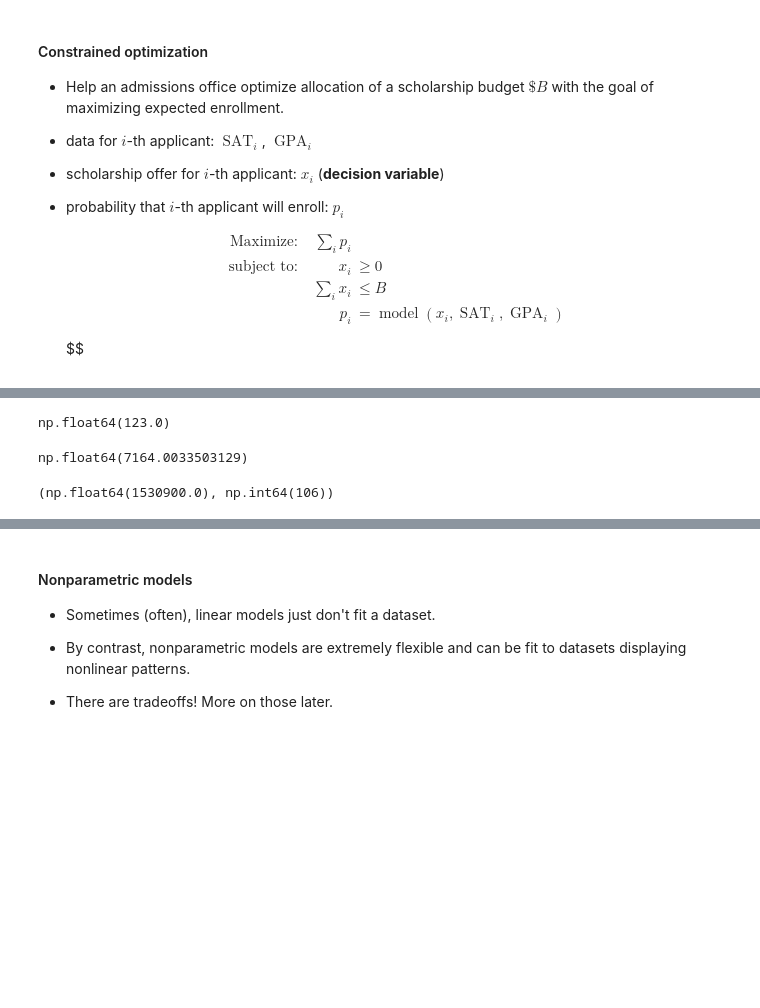
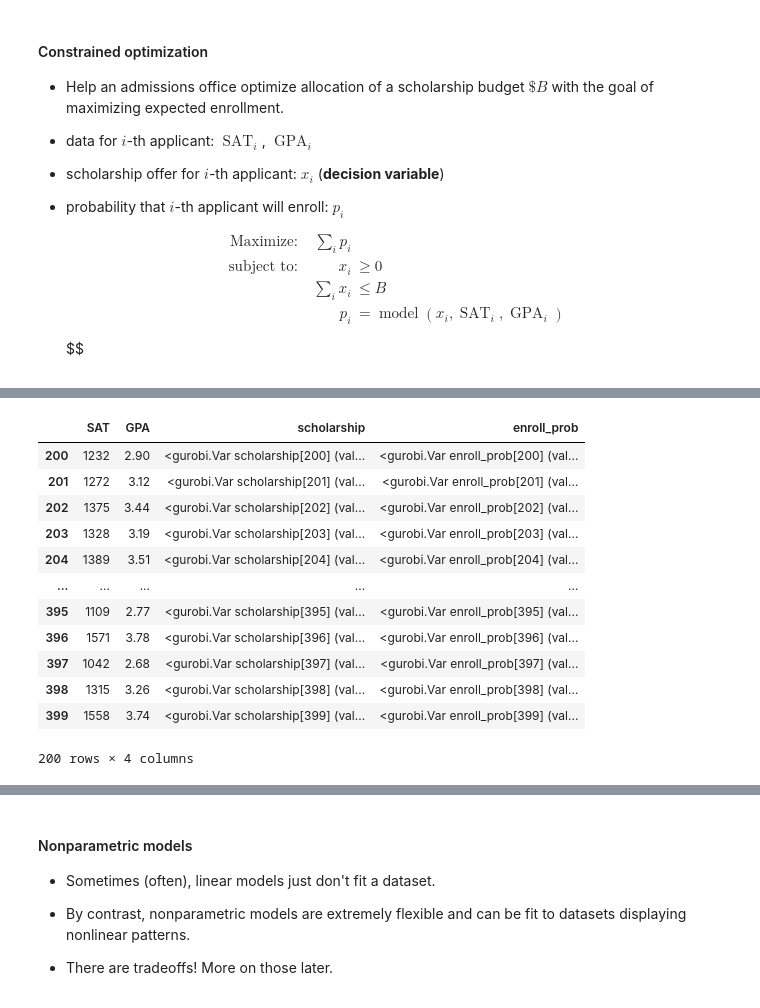
Before and after one commit to mgreenbe/DATA607S2025, a Jupyter notebook: lecture01.ipynb, the cells around one changed output, grey strips where cells are left out. Cells and saved outputs as stored; diff of their text form; code cells hidden in the pictures; blank space fills up the shorter version.

```diff
--- a/lecture01.ipynb
+++ b/lecture01.ipynb
@@ -306,37 +303,36 @@ accuracy_score(y_train, pred_model.predict(X_train))
 # %%
 import gurobipy as gp
-import gurobipy_pandas as gppd
-from gurobi_ml import add_predictor_constr
+from gurobi_ml.sklearn.logistic_regression import add_logistic_regression_constr
 
+import gurobipy_pandas  # patches DataFrame and Series with .gppd accessors
 
+# prepare applicant pool dataset
 df_test = df.iloc[200:400].copy()
-scholarship = df_test.pop("scholarship")
-did_enroll = df_test.pop("did_enroll")
+scholarship_test = df_test.pop("scholarship")
 
-B = scholarship.sum() / 5
-print(f"B = {int(B)}")
+# set budget
+B = scholarship_test.sum() / 5
 
-
+# initialize optimization model
 opt_model = gp.Model(name="admissions")
 opt_model.setAttr("ModelSense", gp.GRB.MAXIMIZE)
 
-x = opt_model.addVars(
-    200,
-    name="scholarship",
-)  # decision variable, scholarship amount
-p = opt_model.addVars(200, name="p", ub=1.0, obj=1.0)  # probability of enrollment
+# variables for optimization problem
+variables = df_test[["SAT", "GPA"]].gppd.add_vars(
+    opt_model, name="scholarship", lb=0, ub=25000
+)
+variables = variables.gppd.add_vars(opt_model, name="enroll_prob", lb=0, ub=1, obj=1)
 
-df_test["scholarship"] = x.values()
-df_test["p"] = p.values()
-
-budget = opt_model.addConstr(df_test["scholarship"].sum() <= B, name="budget")
-pred_constr = add_predictor_constr(
+# constraints for optimization model
+budget = opt_model.addConstr(variables["scholarship"].sum() <= B, name="budget")
+pred_constr = add_logistic_regression_constr(
     opt_model,
     pred_model,
-    input_vars=df_test[["SAT", "GPA", "scholarship"]],
-    output_vars=df_test["p"],
+    input_vars=variables[["SAT", "GPA", "scholarship"]],
+    output_vars=variables["enroll_prob"],
+    output_type="probability_1",  # output_vars are the probabilities of enrollment (class label 1), not the class labels themselves
 )
 
-opt_model.update()
+# compute optimal allocation
 opt_model.optimize()
 # %% [output]
@@ -360,15 +356,16 @@ Best objective 1.230000000000e+02, best bound 1.230000000000e+02, gap 0.0000%
-# %%
-offers = df_test["scholarship"].apply(lambda variable: variable.x)
-offers.sum()
-np.sum(offers > 0)
-df_test["p"].apply(lambda variable: variable.x).sum()
-# %% [output]
-np.float64(123.0)
-# %%
-offers[offers > 0].mean()
-# %% [output]
-np.float64(7164.0033503129)
-# %%
-scholarship.sum(), did_enroll.sum()
-# %% [output]
-(np.float64(1530900.0), np.int64(106))
+# %%
+display(variables)
+# %% [output]
+|  | SAT | GPA | scholarship | enroll_prob |
+| 200 | 1232 | 2.90 | <gurobi.Var scholarship[200] (val... | <gurobi.Var enroll_prob[200] (val... |
+| 201 | 1272 | 3.12 | <gurobi.Var scholarship[201] (val... | <gurobi.Var enroll_prob[201] (val... |
+| 202 | 1375 | 3.44 | <gurobi.Var scholarship[202] (val... | <gurobi.Var enroll_prob[202] (val... |
+| 203 | 1328 | 3.19 | <gurobi.Var scholarship[203] (val... | <gurobi.Var enroll_prob[203] (val... |
+| 204 | 1389 | 3.51 | <gurobi.Var scholarship[204] (val... | <gurobi.Var enroll_prob[204] (val... |
+| ... | ... | ... | ... | ... |
+| 395 | 1109 | 2.77 | <gurobi.Var scholarship[395] (val... | <gurobi.Var enroll_prob[395] (val... |
+| 396 | 1571 | 3.78 | <gurobi.Var scholarship[396] (val... | <gurobi.Var enroll_prob[396] (val... |
+| 397 | 1042 | 2.68 | <gurobi.Var scholarship[397] (val... | <gurobi.Var enroll_prob[397] (val... |
+| 398 | 1315 | 3.26 | <gurobi.Var scholarship[398] (val... | <gurobi.Var enroll_prob[398] (val... |
+| 399 | 1558 | 3.74 | <gurobi.Var scholarship[399] (val... | <gurobi.Var enroll_prob[399] (val... |
+200 rows × 4 columns
```
Also changed, not shown: parts of 3 cells of this notebook, 1 other file.
